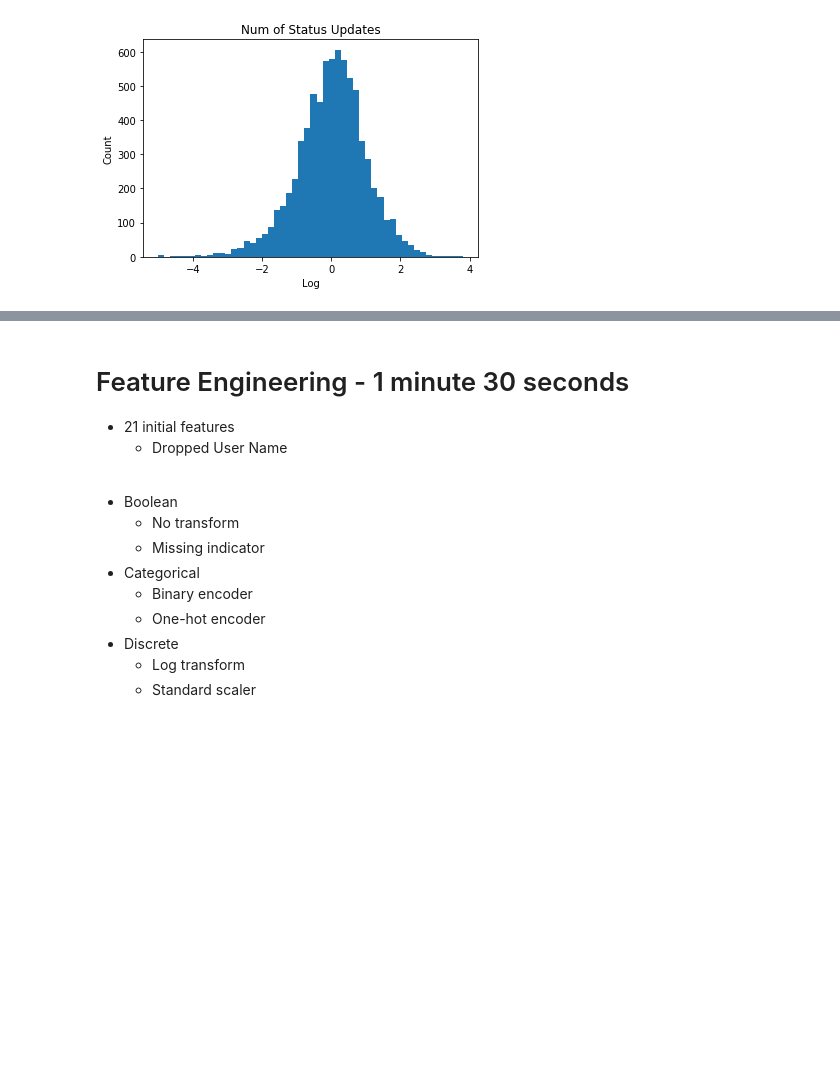
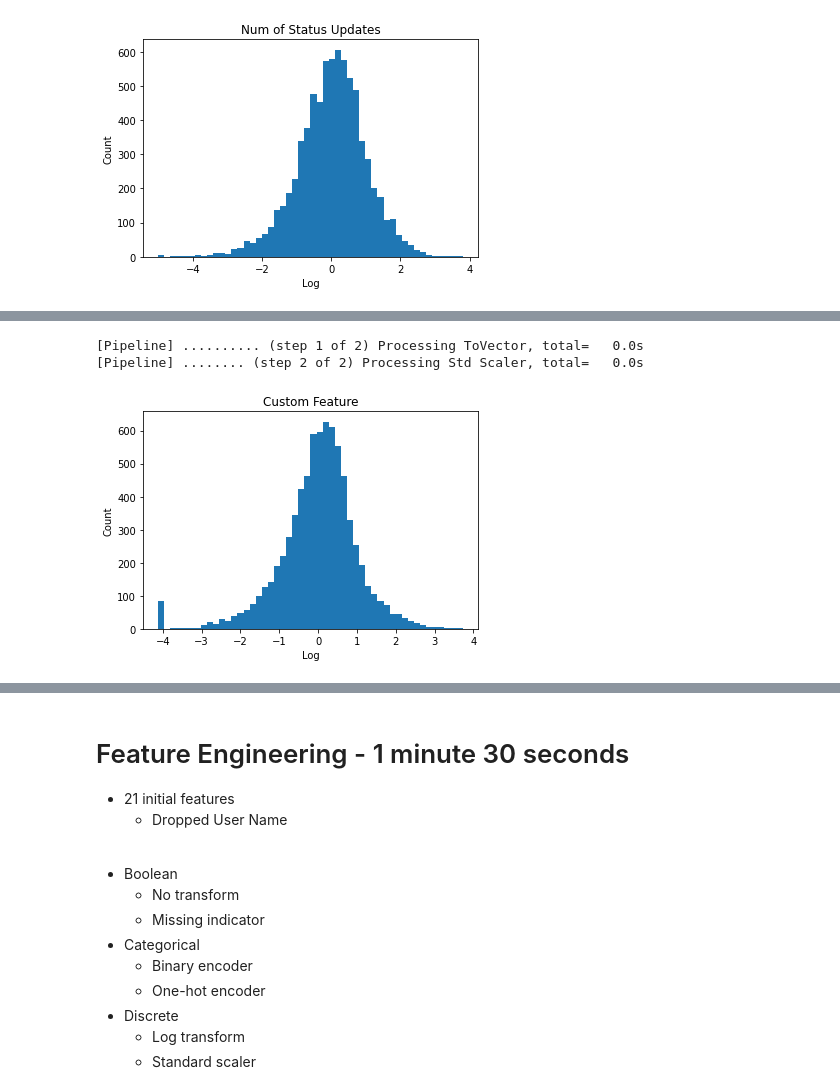
Before and after one commit to ebrunet28/smp, a Jupyter notebook: notebooks/presentation.ipynb, the cells around one changed output, grey strips where cells are left out. Cells and saved outputs as stored; diff of their text form; code cells hidden in the pictures; blank space fills up the shorter version.

```diff
--- a/notebooks/presentation.ipynb
+++ b/notebooks/presentation.ipynb
@@ -121,0 +122,10 @@ plot_feature(feature, X, y)
+# %%
+from smp.features.discrete import CustomFeature
+
+feature = CustomFeature()
+X = feature.fit_transform(X=loader.train)
+plot_feature(feature, X)
+# %% [output]
+[Pipeline] .......... (step 1 of 2) Processing ToVector, total=   0.0s
+[Pipeline] ........ (step 2 of 2) Processing Std Scaler, total=   0.0s
+[figure, added]
```
Also changed, not shown: parts of 7 cells of this notebook, 2 other files.
